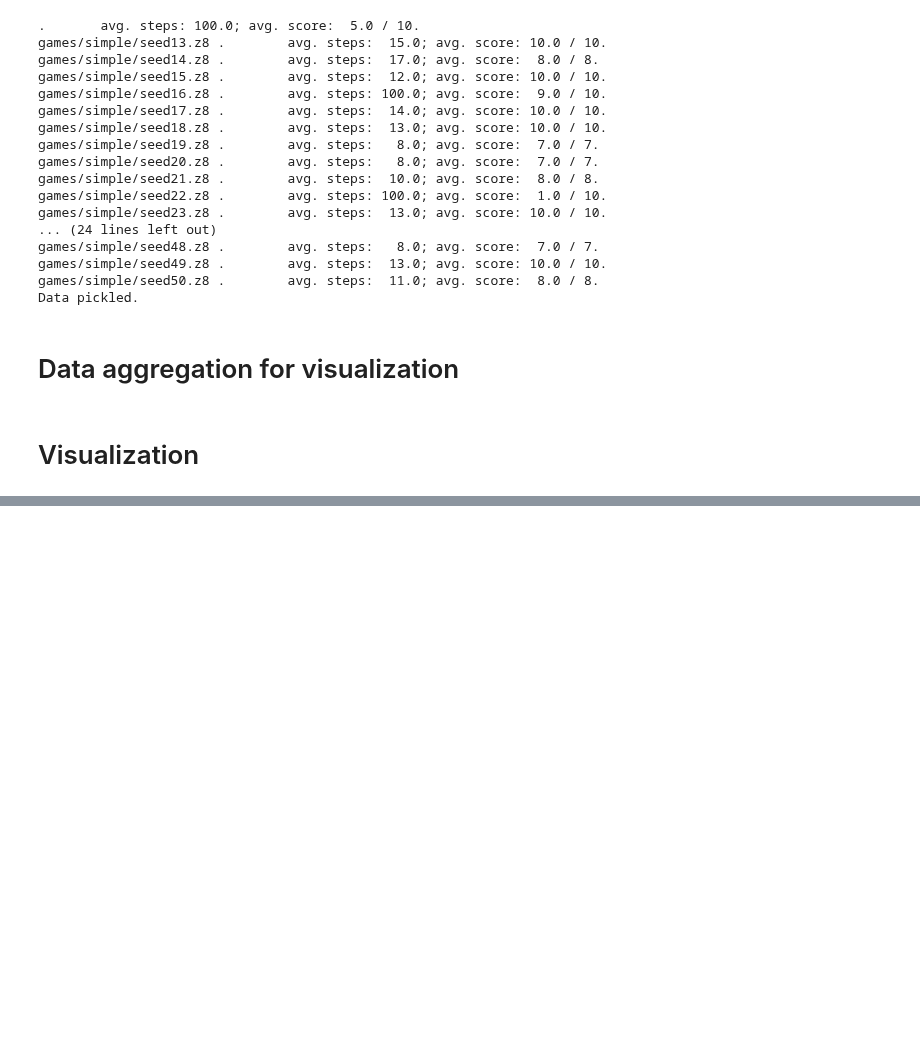
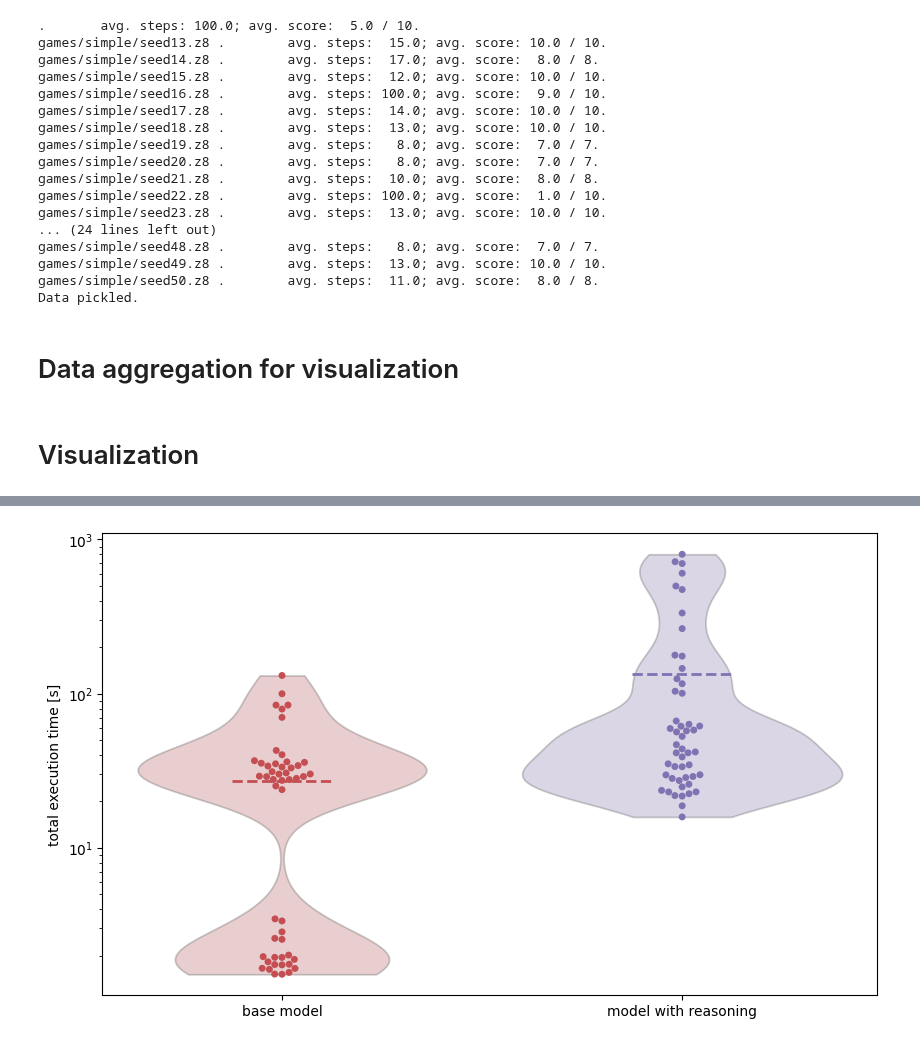
Before and after one commit to MizuGreg/LLMs-Play-Textual-Games, a Jupyter notebook: Code/Experiments/Experiment1_Reasoning.ipynb, the cells around one changed output, grey strips where cells are left out. Drawn from its saved outputs; the diff is of its cells as text; code cells hidden in the pictures; blank space fills up the shorter version.

```diff
--- a/Code/Experiments/Experiment1_Reasoning.ipynb
+++ b/Code/Experiments/Experiment1_Reasoning.ipynb
@@ -243,0 +235,51 @@ plt.show()
+# %%
+fig, ax = plt.subplots(figsize=(10,6))
+
+data = list(final_times_arrays.values())
+data_combined = np.concatenate(list(final_times_arrays.values()))
+labels = ["base model", "model with reasoning"]
+category_feature = ["base model"] * len(final_times_arrays["basemodel"]) + ["model with reasoning"] * len(final_times_arrays["reasoning"])
+
+swarm = sns.swarmplot(
+    x=category_feature,  # Group labels
+    ax=ax,
+    y=data_combined,  # Numeric variable
+    palette=custom_palette,  # Color set used
+    hue=category_feature,  # Add a legend
+    size=5
+)
+
+violin = ax.violinplot(data,
+                       showmeans=True,
+                       showmedians=False,
+                       showextrema=False,
+                       positions=[0,1],
+                       bw_method=0.1,
+                       widths=0.5,
+                       )
+for i, body in enumerate(violin['bodies']):
+    body.set_alpha(0)
+violin["cmeans"].set_colors(custom_palette)
+violin["cmeans"].set_linewidth(2)
+violin['cmeans'].set_linestyle('--')
+
+# violin_sns = sns.violinplot(x=category_feature, y=data_combined,
+#                         cut=0, inner=None, fill=True,
+#                         palette=custom_palette, hue=category_feature, alpha=0.3,
+#                         bw_adjust=0.5
+#                         )
+
+violin_sns = sns.violinplot(x=category_feature, y=data_combined,
+                        cut=0, inner=None, fill=True,
+                        palette=custom_palette, hue=category_feature, alpha=0.3,
+                        log_scale=True,
+                        bw_method=0.5, bw_adjust=0.5,
+                        common_norm=True
+                        )
+
+# ax.set_title(f"Final score over {len(seeds)} seeds in Simple Game")
+ax.semilogy()
+ax.set_ylabel("total execution time [s]")
+plt.show()
+# %% [output]
+[figure, added]
```
Also changed, not shown: parts of 11 cells of this notebook, 2 other files.
